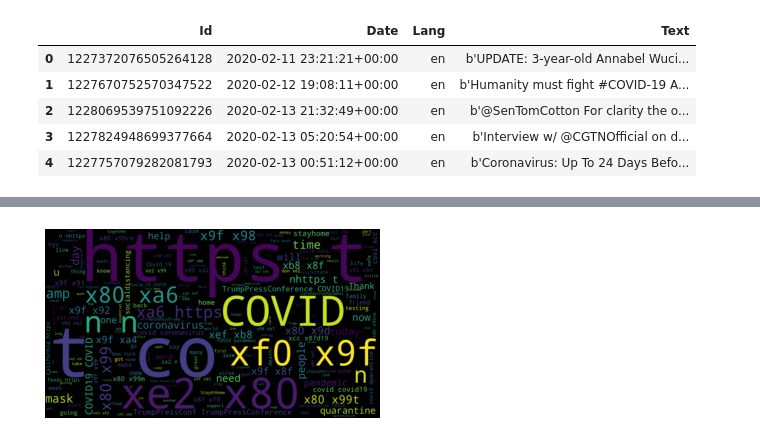
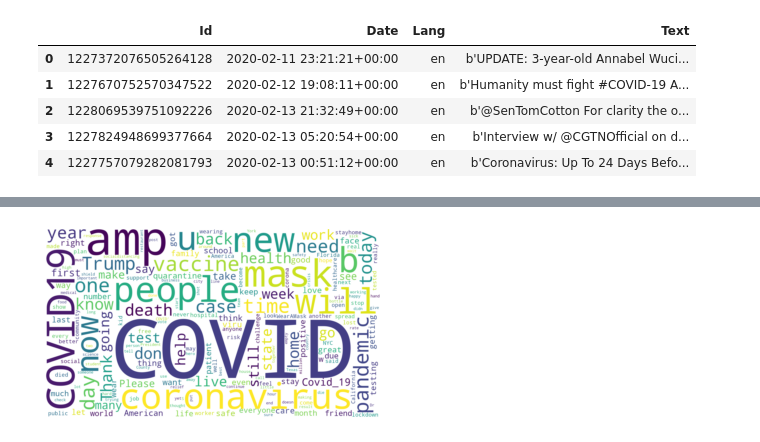
Before and after one commit to PolimiDataScientists/PMDS-Twitter-Analysis, a Jupyter notebook: src/notebooks/WordClouds.ipynb, the cells around one changed output, grey strips where cells are left out. Drawn from its saved outputs; the diff is of its cells as text; code cells hidden in the pictures.

```diff
--- a/src/notebooks/WordClouds.ipynb
+++ b/src/notebooks/WordClouds.ipynb
@@ -17,6 +22,8 @@ tweets.head()
 | 4 | 1227757079282081793 | 2020-02-13 00:51:12+00:00 | en | b'Coronavirus: Up To 24 Days Befo... |
 # %%
 start_date = '2020-04-15'
-end_date = '2020-04-18'
+end_date = '2021-04-20'
 mask = (tweets['Date'] >= start_date) & (tweets['Date'] <= end_date)
 tweets = tweets.loc[mask]
+
+print('# of tweets left: {}'.format(tweets.shape[0]))
@@ -23,6 +32,11 @@ tweets = tweets.loc[mask]
 # %%
 def CleanText(text):
-    text = re.sub(r'@[A-Za-z0-9]+', '', text)
-    text = re.sub(r'RT[\s]+', '', text)
-    text = re.sub(r'https?:\/\/\S+', '', text)
+    text = re.sub(r'@[A-Za-z0-9]+', '', text) #Remove tags
+    text = re.sub(r'RT[\s]+', '', text) #remove ReTweets
+    text = re.sub(r'https?:\/\/\S+', '', text) #remove links
+    text = re.sub(r'\\\S+', '', text) #Remove emojies and sp chars
+    text = re.sub(r'b\'', '', text) #remove the "b'"
     return text
+# %%
+tweets['Text'] = tweets['Text'].apply(CleanText)
+tweets.head()
@@ -29,9 +50,15 @@ def CleanText(text):
 # %%
 AllWords = ''.join([tweet for tweet in tweets['Text']])
-wordCloud = WordCloud(width=1920, height = 1080, random_state=21).generate(AllWords)
+wordCloud = WordCloud(width=1920,
+                    height = 1080,
+                    random_state=21,
+                    background_color='white',
+                    collocations=False).generate(AllWords)
+
+wordCloud.to_file('wordCloud.png')
 
 plt.imshow(wordCloud, interpolation= 'bilinear')
 plt.axis('off')
 plt.show()
 # %% [output]
-[figure, old version]
+[figure, new version]
```
Also changed, not shown: parts of 4 cells of this notebook.
